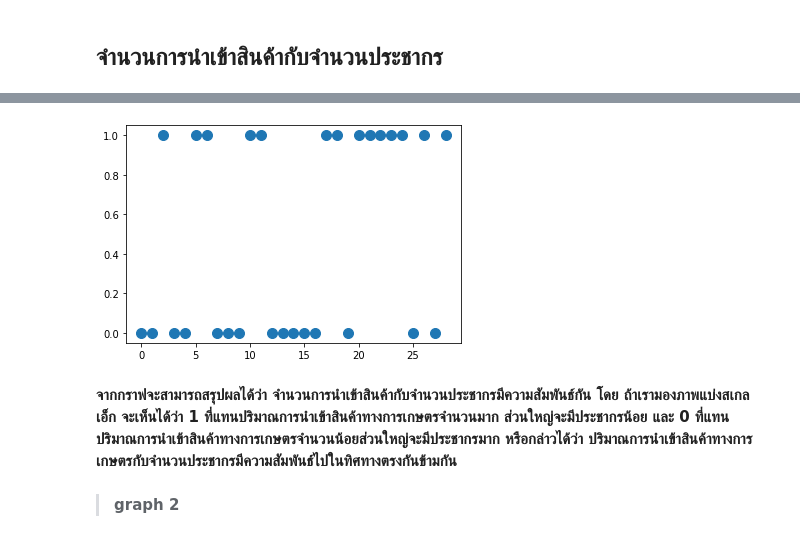
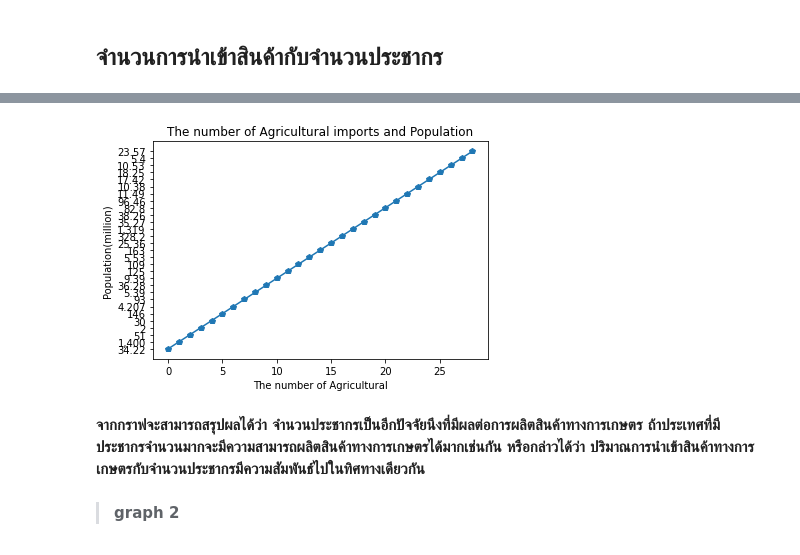
Before and after one commit to khanittha-phusopha/DWDM21, a Jupyter notebook: Project.ipynb, the cells around one changed output, grey strips where cells are left out. Saved outputs shown, nothing was run; the diff lists cells and outputs as text; code cells hidden in the pictures.

```diff
--- a/Project.ipynb
+++ b/Project.ipynb
@@ -1274,10 +1284,13 @@ plt.show()
-# %%
-plt.scatter(range(len(Data['population(million)'])),Data['total'],s=100)
-plt.show()
-# %% [output]
-[figure, removed]
-# %% [markdown]
-**จากกราฟจะสามารถสรุปผลได้ว่า จำนวนการนำเข้าสินค้ากับจำนวนประชากรมีความสัมพันธ์กัน โดย ถ้าเรามองภาพแบ่งสเกลเอ็ก จะเห็นได้ว่า 1 ที่แทนปริมาณการนำเข้าสินค้าทางการเกษตรจำนวนมาก ส่วนใหญ่จะมีประชากรน้อย และ 0 ที่แทนปริมาณการนำเข้าสินค้าทางการเกษตรจำนวนน้อยส่วนใหญ่จะมีประชากรมาก หรือกล่าวได้ว่า ปริมาณการนำเข้าสินค้าทางการเกษตรกับจำนวนประชากรมีความสัมพันธ์ไปในทิศทางตรงกันข้ามกัน**
+# %%
+plt.plot(range(len(data_new1['total'])),data_new1['population(million)'],marker='p')
+plt.xlabel('The number of Agricultural')
+plt.ylabel('Population(million)')
+plt.title('The number of Agricultural imports and Population')
+plt.show()
+# %% [output]
+[figure, added]
+# %% [markdown]
+**จากกราฟจะสามารถสรุปผลได้ว่า จำนวนประชากรเป็นอีกปัจจัยนึงที่มีผลต่อการผลิตสินค้าทางการเกษตร ถ้าประเทศที่มีประชากรจำนวนมากจะมีความสามารถผลิตสินค้าทางการเกษตรได้มากเช่นกัน หรือกล่าวได้ว่า ปริมาณการนำเข้าสินค้าทางการเกษตรกับจำนวนประชากรมีความสัมพันธ์ไปในทิศทางเดียวกัน**
 # %% [markdown]
 >**graph 2**
 # %% [markdown]
```
Also changed, not shown: parts of 50 cells of this notebook.
